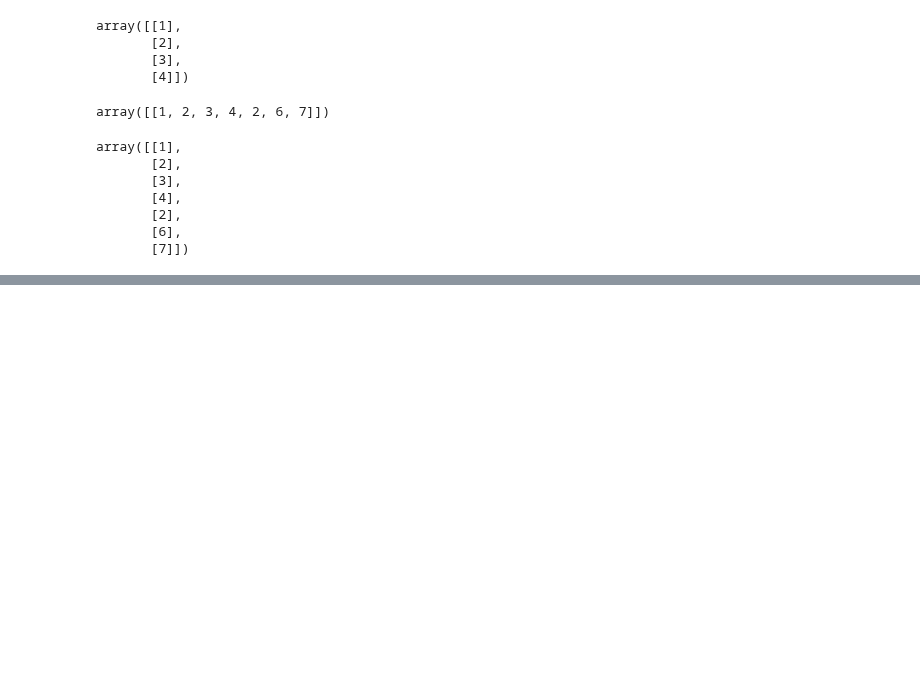
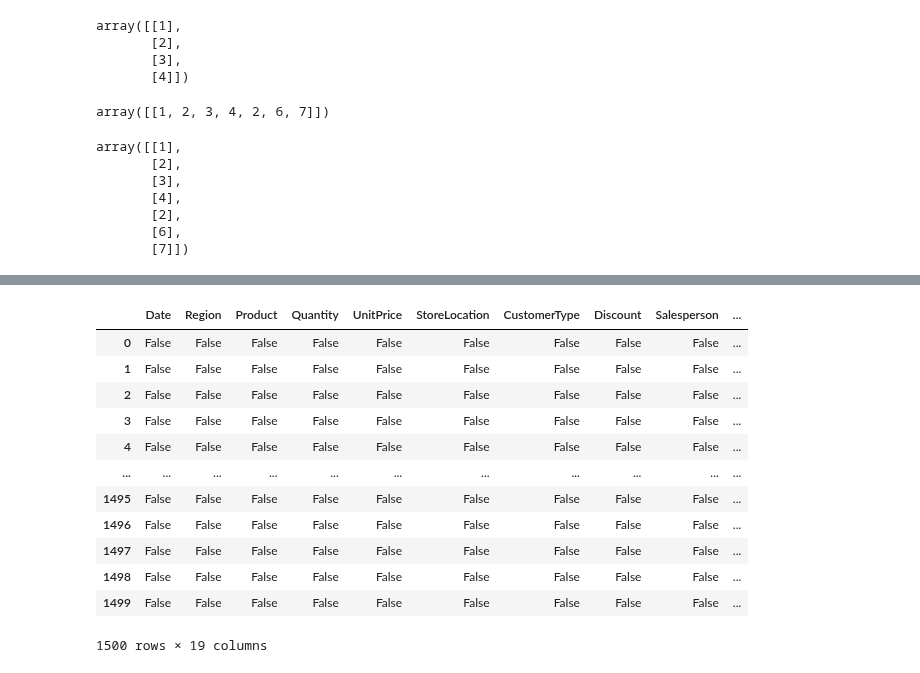
Before and after one commit to hemraj2613/Python-with-Data-Science, a Jupyter notebook: numpy1.ipynb, the cells around one changed output, grey strips where cells are left out. Cells and saved outputs as stored; diff of their text form; code cells hidden in the pictures; blank space fills up the shorter version.

```diff
--- a/numpy1.ipynb
+++ b/numpy1.ipynb
@@ -281,0 +485,2 @@ array([[1],
+# %%
+df = pd.read_excel("Product-Sales-Region.xlsx")
@@ -281,0 +525,16 @@ array([[1],
+# %%
+df.isnull()
+# %% [output]
+|  | Date | Region | Product | Quantity | UnitPrice | StoreLocation | CustomerType | Discount | Salesperson | ... |
+| 0 | False | False | False | False | False | False | False | False | False | ... |
+| 1 | False | False | False | False | False | False | False | False | False | ... |
+| 2 | False | False | False | False | False | False | False | False | False | ... |
+| 3 | False | False | False | False | False | False | False | False | False | ... |
+| 4 | False | False | False | False | False | False | False | False | False | ... |
+| ... | ... | ... | ... | ... | ... | ... | ... | ... | ... | ... |
+| 1495 | False | False | False | False | False | False | False | False | False | ... |
+| 1496 | False | False | False | False | False | False | False | False | False | ... |
+| 1497 | False | False | False | False | False | False | False | False | False | ... |
+| 1498 | False | False | False | False | False | False | False | False | False | ... |
+| 1499 | False | False | False | False | False | False | False | False | False | ... |
+1500 rows × 19 columns
```
Also changed, not shown: parts of 78 cells of this notebook, 1 other file.
